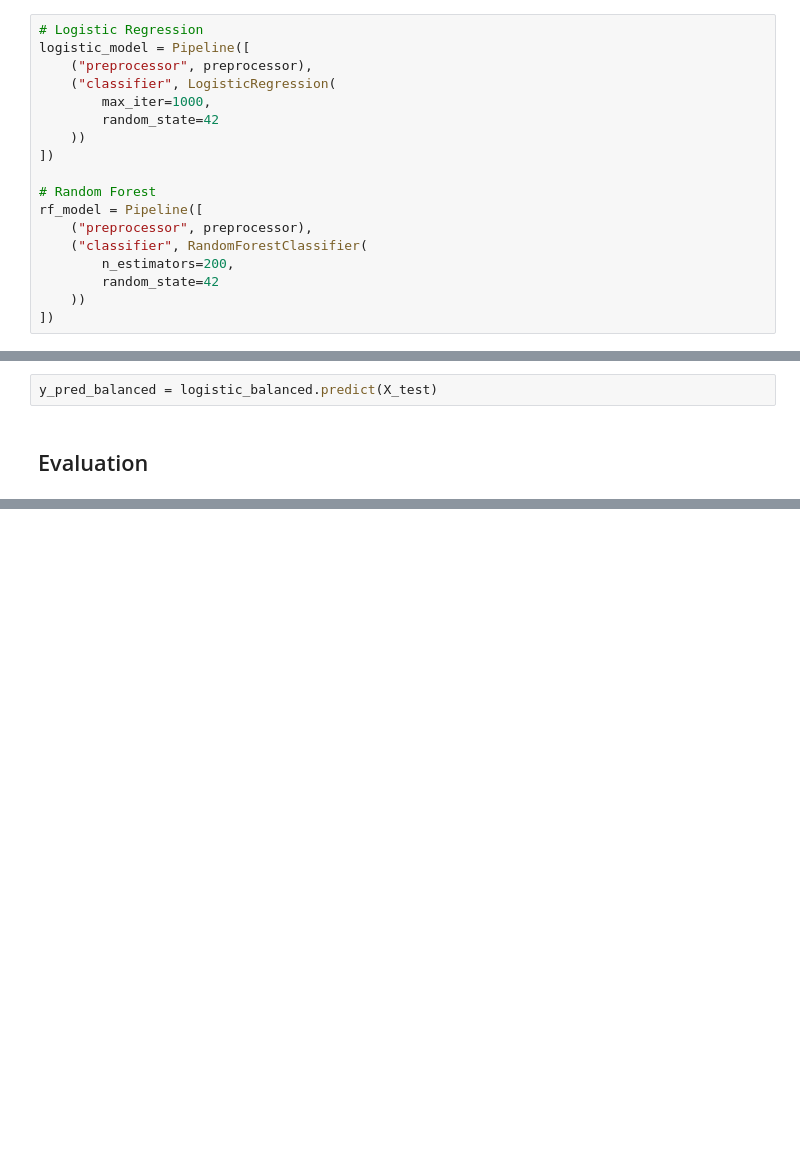
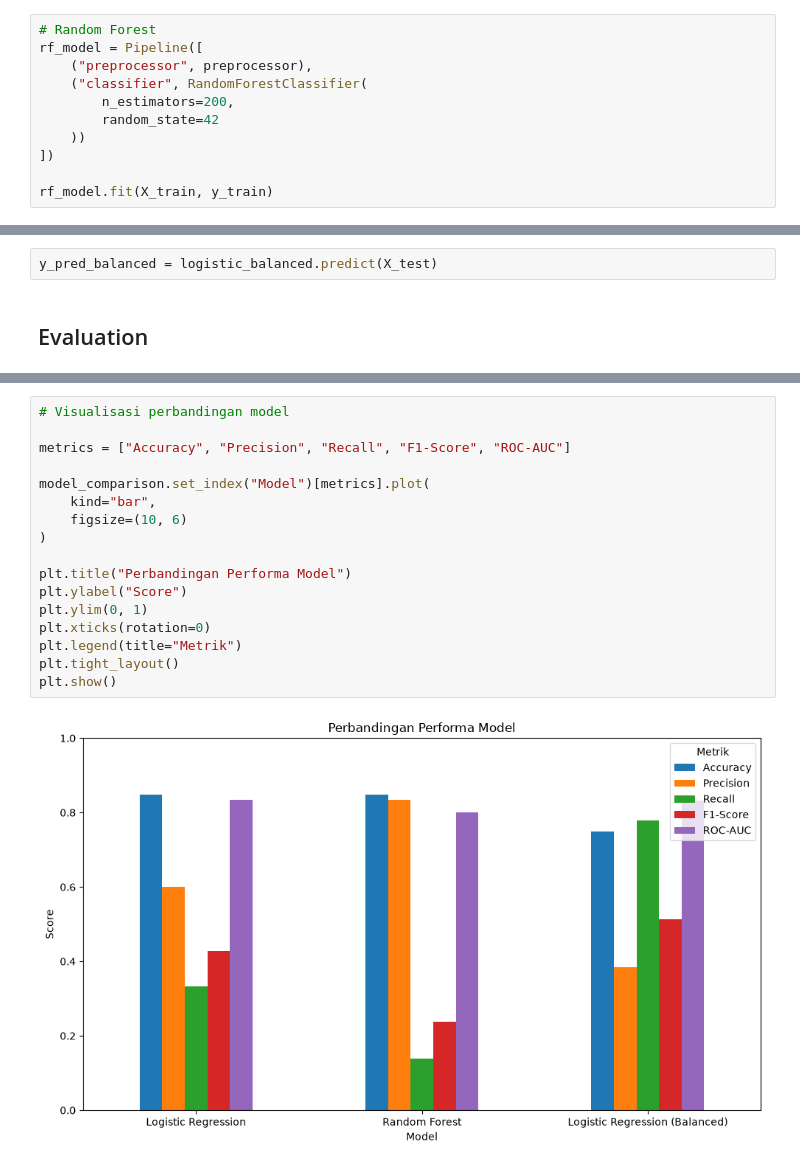
Before and after one commit to aeiprsty/jayajayamaju-departemen-HR, a Jupyter notebook: notebook.ipynb, the cells around one changed output, grey strips where cells are left out. Drawn from its saved outputs; the diff is of its cells as text; blank space fills up the shorter version.

```diff
--- a/notebook.ipynb
+++ b/notebook.ipynb
@@ -229,13 +268,4 @@ preprocessor = ColumnTransformer(
 # %%
-# Logistic Regression
-logistic_model = Pipeline([
-    ("preprocessor", preprocessor),
-    ("classifier", LogisticRegression(
-        max_iter=1000,
-        random_state=42
-    ))
-])
-
 # Random Forest
 rf_model = Pipeline([
     ("preprocessor", preprocessor),
@@ -244,3 +274,5 @@ rf_model = Pipeline([
         random_state=42
     ))
 ])
+
+rf_model.fit(X_train, y_train)
@@ -409,0 +523,19 @@ plt.show()
+# %%
+# Visualisasi perbandingan model
+
+metrics = ["Accuracy", "Precision", "Recall", "F1-Score", "ROC-AUC"]
+
+model_comparison.set_index("Model")[metrics].plot(
+    kind="bar",
+    figsize=(10, 6)
+)
+
+plt.title("Perbandingan Performa Model")
+plt.ylabel("Score")
+plt.ylim(0, 1)
+plt.xticks(rotation=0)
+plt.legend(title="Metrik")
+plt.tight_layout()
+plt.show()
+# %% [output]
+[figure, added]
```
Also changed, not shown: parts of 21 cells of this notebook, 1 other file.
